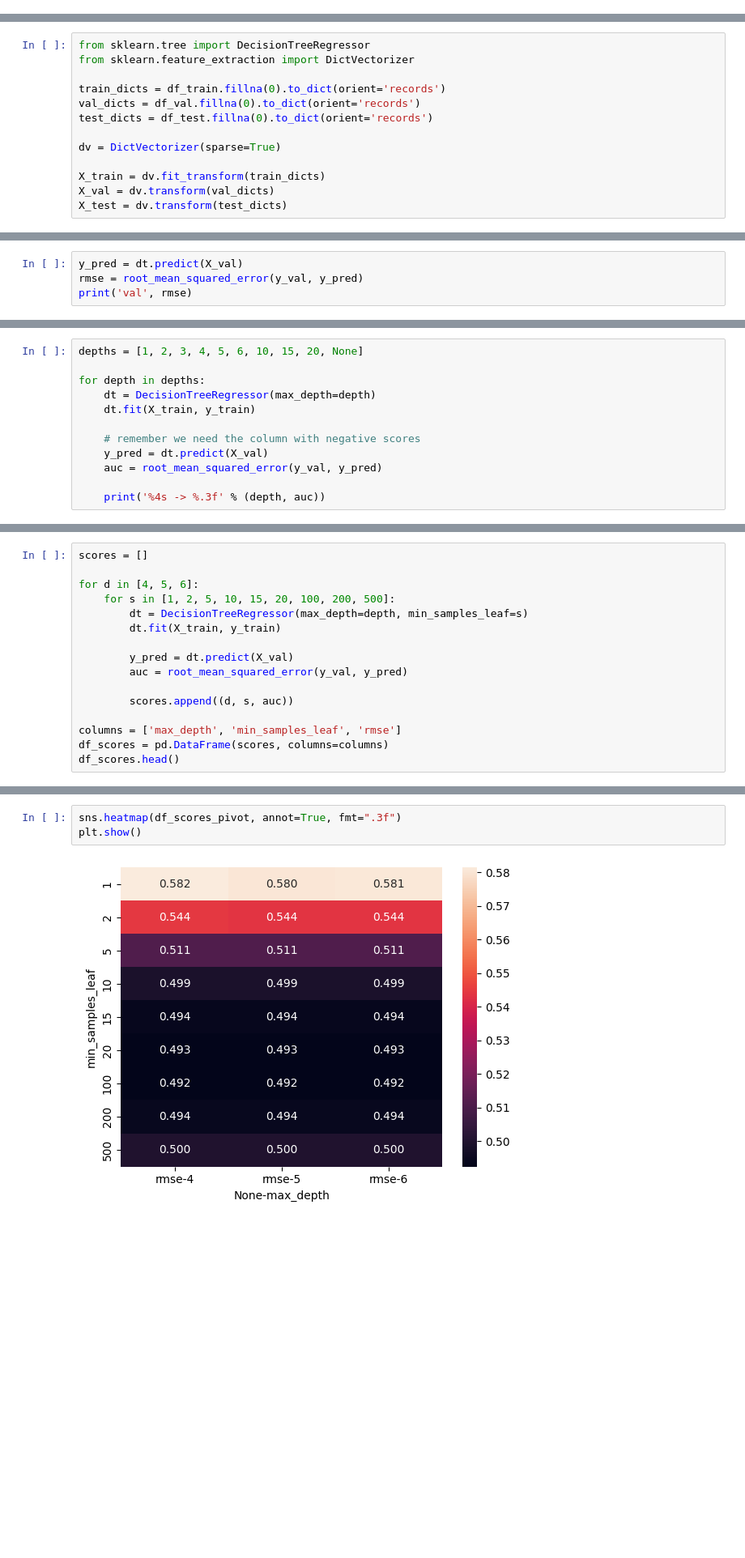
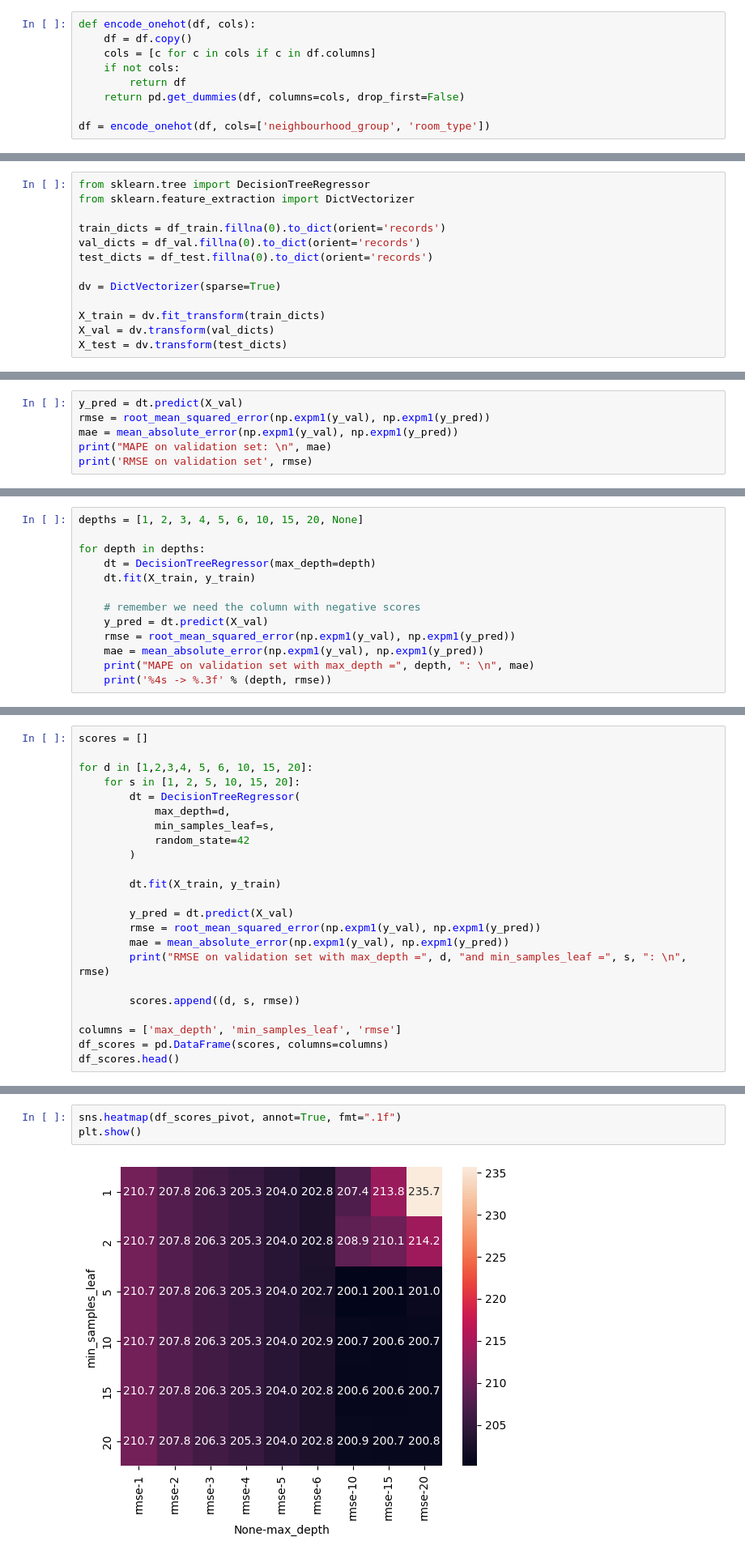
Before and after one commit to trinhtuanphong123/decision_support_system, a Jupyter notebook: model_training/MId_Term_Project.ipynb, the cells around one changed output, grey strips where cells are left out. Shown at 81% size. Drawn from its saved outputs; the diff is of its cells as text; blank space fills up the shorter version.

```diff
--- a/model_training/MId_Term_Project.ipynb
+++ b/model_training/MId_Term_Project.ipynb
@@ -296,0 +304,9 @@ df.head()
+# %%
+def encode_onehot(df, cols):
+    df = df.copy()
+    cols = [c for c in cols if c in df.columns]
+    if not cols:
+        return df
+    return pd.get_dummies(df, columns=cols, drop_first=False)
+
+df = encode_onehot(df, cols=['neighbourhood_group', 'room_type'])
@@ -477,5 +599,7 @@ train 0.5758213513979085
 # %%
 y_pred = dt.predict(X_val)
-rmse = root_mean_squared_error(y_val, y_pred)
-print('val', rmse)
+rmse = root_mean_squared_error(np.expm1(y_val), np.expm1(y_pred))
+mae = mean_absolute_error(np.expm1(y_val), np.expm1(y_pred))
+print("MAPE on validation set: \n", mae)
+print('RMSE on validation set', rmse)
 # %% [output]
@@ -489,7 +615,8 @@ for depth in depths:
 
     # remember we need the column with negative scores
     y_pred = dt.predict(X_val)
-    auc = root_mean_squared_error(y_val, y_pred)
-
-    print('%4s -> %.3f' % (depth, auc))
+    rmse = root_mean_squared_error(np.expm1(y_val), np.expm1(y_pred))
+    mae = mean_absolute_error(np.expm1(y_val), np.expm1(y_pred))
+    print("MAPE on validation set with max_depth =", depth, ": \n", mae)
+    print('%4s -> %.3f' % (depth, rmse))
 # %% [output]
@@ -506,15 +640,22 @@ None -> 0.578
 # %%
 scores = []
 
-for d in [4, 5, 6]:
-    for s in [1, 2, 5, 10, 15, 20, 100, 200, 500]:
-        dt = DecisionTreeRegressor(max_depth=depth, min_samples_leaf=s)
+for d in [1,2,3,4, 5, 6, 10, 15, 20]:
+    for s in [1, 2, 5, 10, 15, 20]:
+        dt = DecisionTreeRegressor(
+            max_depth=d,
+            min_samples_leaf=s,
+            random_state=42
+        )
+
         dt.fit(X_train, y_train)
 
         y_pred = dt.predict(X_val)
-        auc = root_mean_squared_error(y_val, y_pred)
+        rmse = root_mean_squared_error(np.expm1(y_val), np.expm1(y_pred))
+        mae = mean_absolute_error(np.expm1(y_val), np.expm1(y_pred))
+        print("RMSE on validation set with max_depth =", d, "and min_samples_leaf =", s, ": \n", rmse)
 
-        scores.append((d, s, auc))
+        scores.append((d, s, rmse))
 
 columns = ['max_depth', 'min_samples_leaf', 'rmse']
 df_scores = pd.DataFrame(scores, columns=columns)
@@ -554,8 +735,8 @@ df_scores_pivot.round(3)
 # %%
-sns.heatmap(df_scores_pivot, annot=True, fmt=".3f")
+sns.heatmap(df_scores_pivot, annot=True, fmt=".1f")
 plt.show()
 # %% [output]
-[figure, old version]
+[figure, new version]
 # %% [markdown]
 #### Final Model ####
 # %%
```
Also changed, not shown: parts of 64 cells of this notebook, 18 other files.
